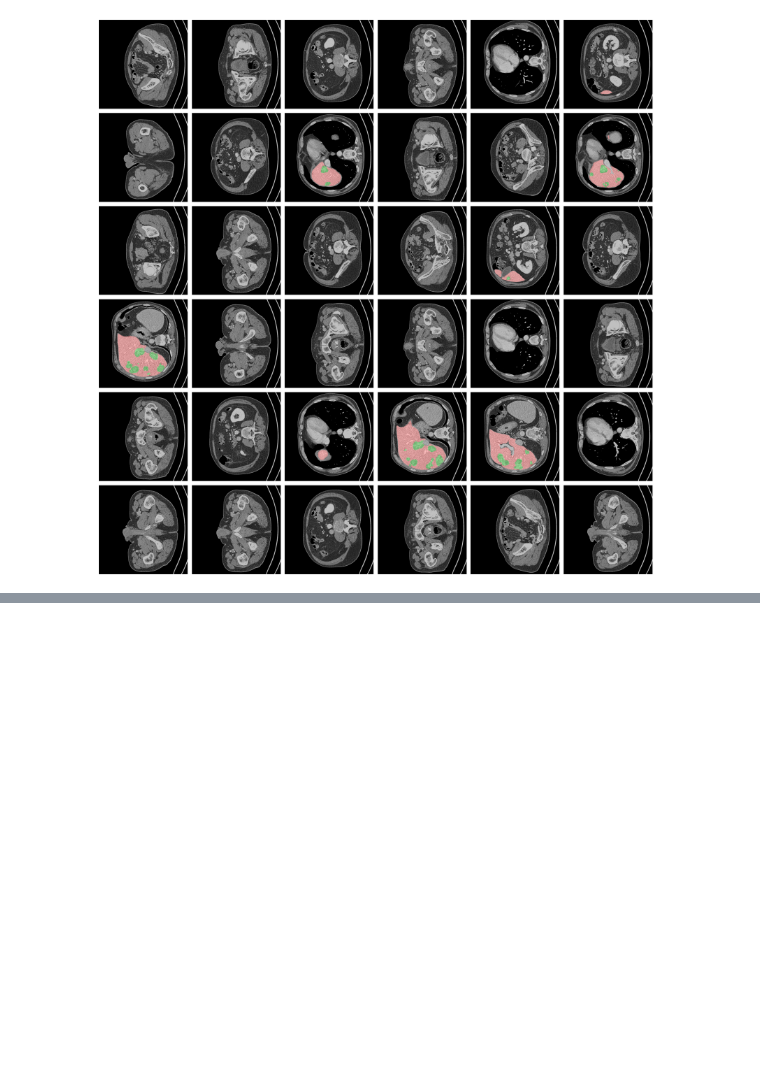
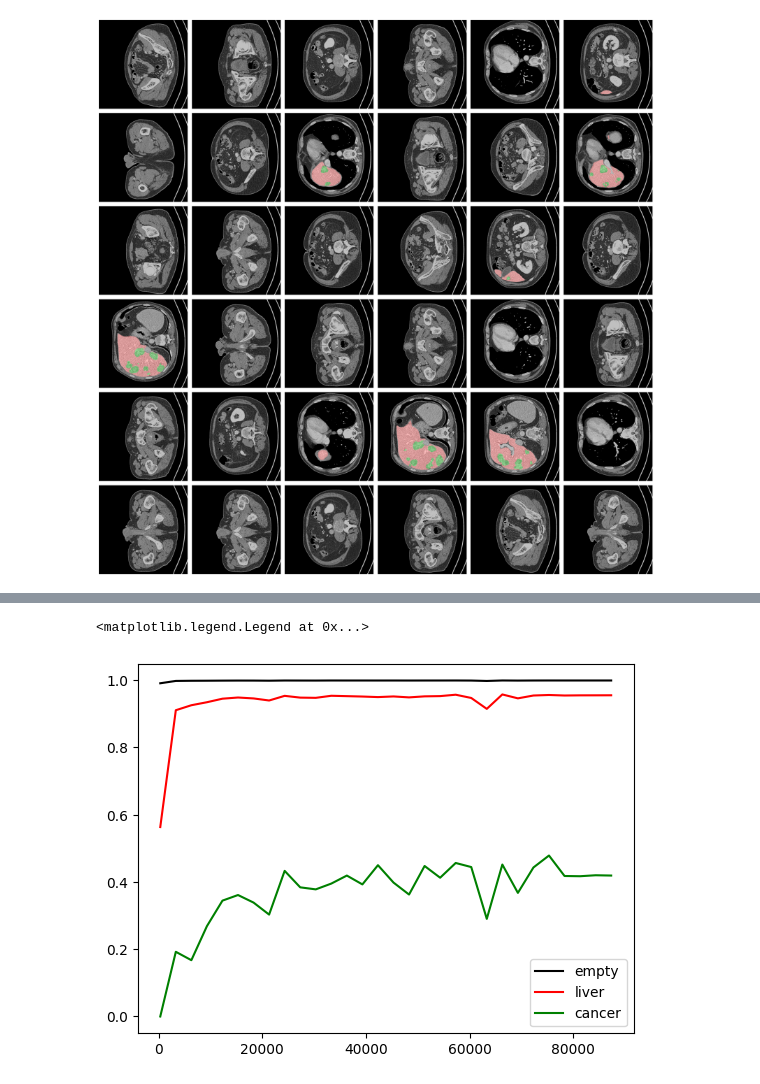
Before and after one commit to Robertleoj/APDS-final-project, a Jupyter notebook: src/2p5D/plots.ipynb, the cells around one changed output, grey strips where cells are left out. Drawn from its saved outputs; the diff is of its cells as text; code cells hidden in the pictures; blank space fills up the shorter version.

```diff
--- a/src/2p5D/plots.ipynb
+++ b/src/2p5D/plots.ipynb
@@ -36,0 +43,6 @@ fig.tight_layout()
+# %%
+with open('checkpoint_evaluations.json', 'r') as f:
+    scores = json.load(f)
+# %%
+x = sorted(map(int, scores.keys()))
+x
@@ -36,0 +67,28 @@ fig.tight_layout()
+# %%
+y = {
+    'empty': [],
+    'liver': [],
+    'cancer': []
+}
+# %%
+for val in x:
+    val_scores = scores[str(val)]
+    empties = []
+    livers = []
+    cancers = []
+    for v in val_scores.values():
+        empties.append(v['empty'])
+        livers.append(v['liver'])
+        cancers.append(v['cancer'])
+
+    y['empty'].append(np.array(empties).mean())
+    y['liver'].append(np.array(livers).mean())
+    y['cancer'].append(np.array(cancers).mean())
+# %%
+plt.plot(x, y['empty'], label='empty', c='black')
+plt.plot(x, y['liver'], label='liver', c='red')
+plt.plot(x, y['cancer'], label='cancer', c='green')
+plt.legend()
+# %% [output]
+<matplotlib.legend.Legend at 0x...>
+[figure, added]
```
Also changed, not shown: parts of 18 cells of this notebook, 9 other files.
